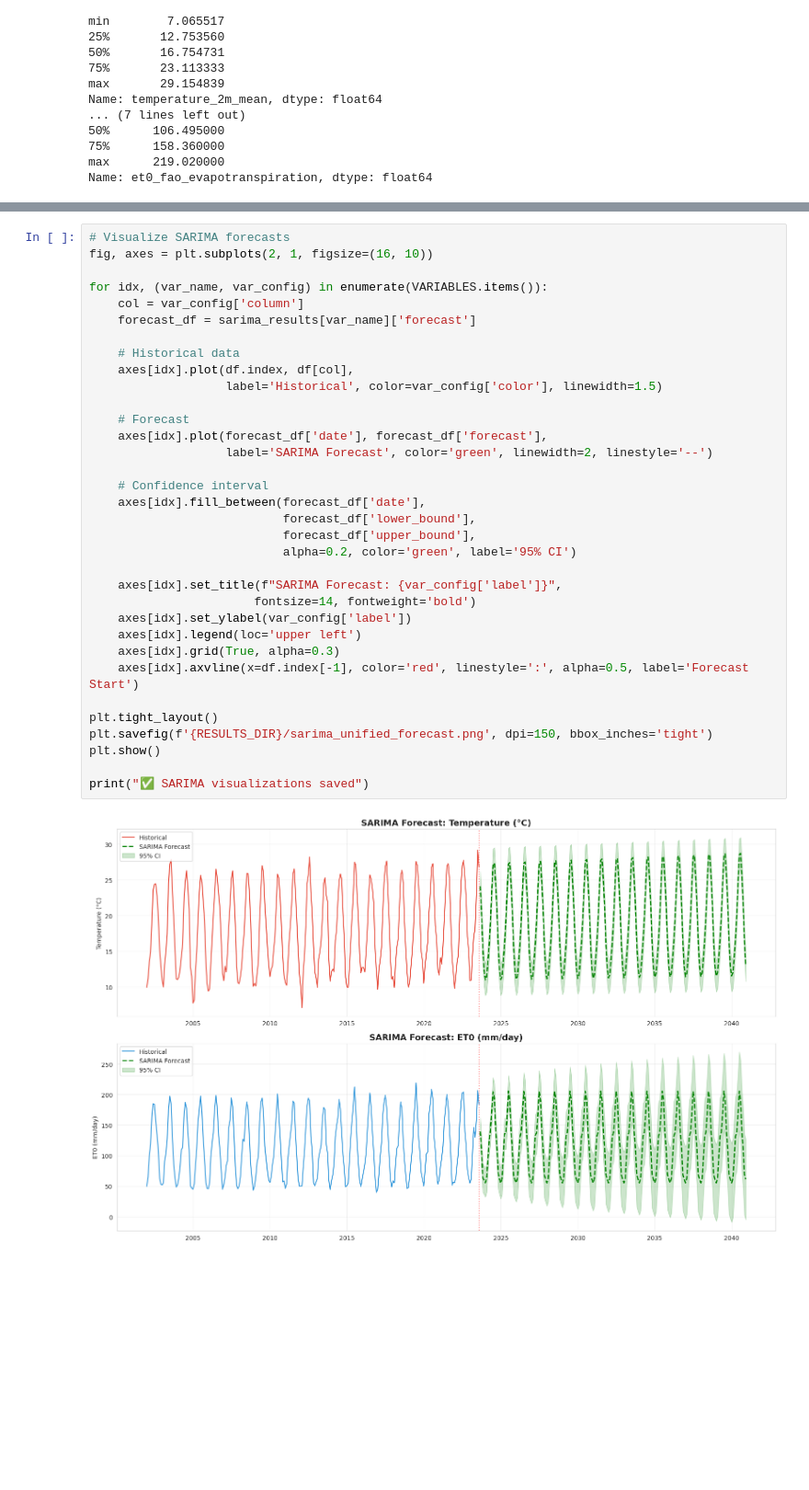
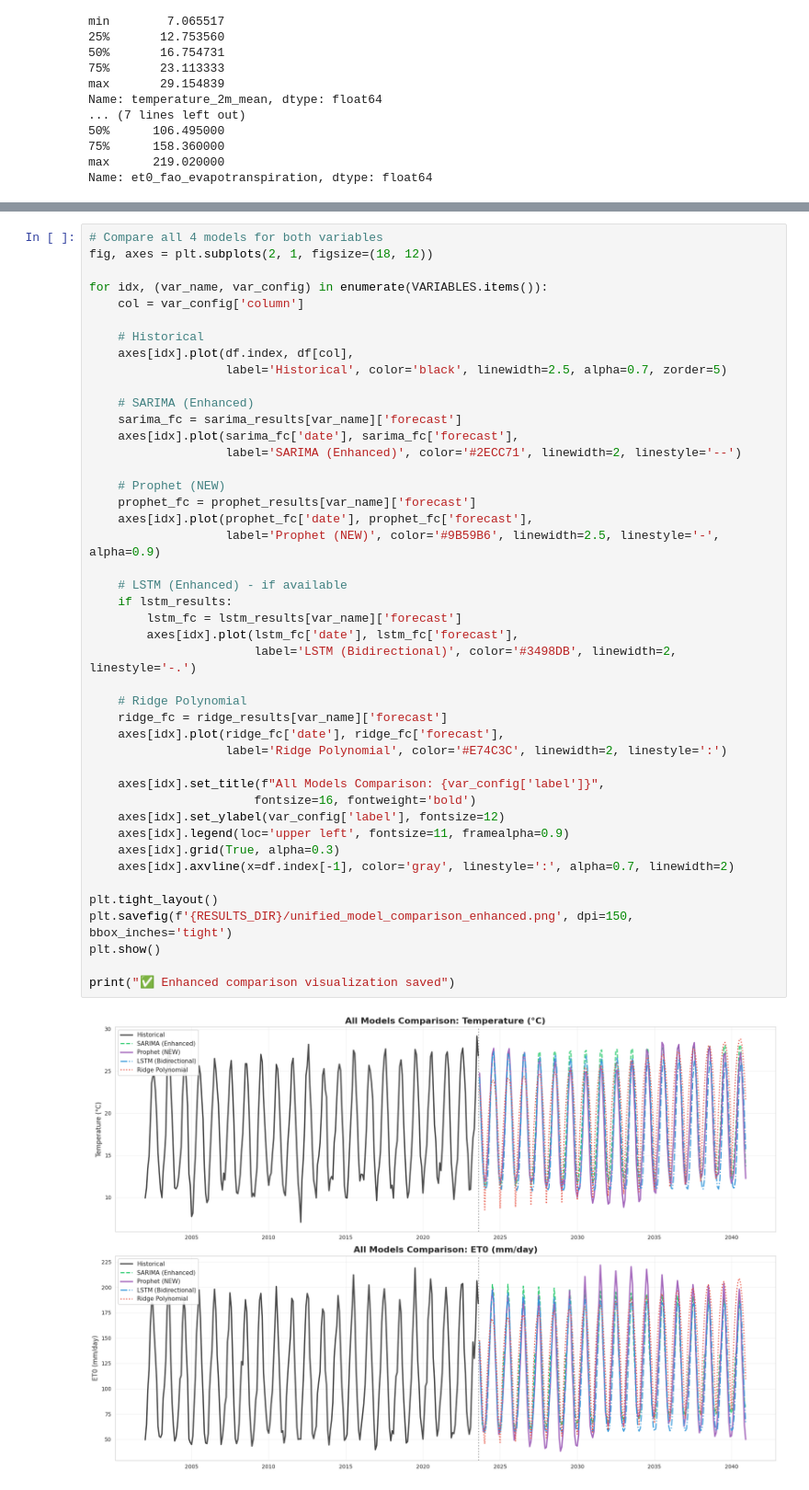
Before and after one commit to Chamiln17/Algeria-Weather-Forcaster, a Jupyter notebook: Forecasting_Models/unified_forecast.ipynb, the cells around one changed output, grey strips where cells are left out. Shown at 92% size. Drawn from its saved outputs; the diff is of its cells as text; blank space fills up the shorter version.

Commit message:
Generate 2040 temperature and ET0 forecasts using multiple models and add new comparison visualizations.

```diff
--- a/Forecasting_Models/unified_forecast.ipynb
+++ b/Forecasting_Models/unified_forecast.ipynb
@@ -305,36 +667,46 @@ SARIMA Forecasting: ET0 (mm/day)
 # %%
-# Visualize SARIMA forecasts
-fig, axes = plt.subplots(2, 1, figsize=(16, 10))
+# Compare all 4 models for both variables
+fig, axes = plt.subplots(2, 1, figsize=(18, 12))
 
 for idx, (var_name, var_config) in enumerate(VARIABLES.items()):
     col = var_config['column']
-    forecast_df = sarima_results[var_name]['forecast']
 
-    # Historical data
+    # Historical
     axes[idx].plot(df.index, df[col],
-                   label='Historical', color=var_config['color'], linewidth=1.5)
+                   label='Historical', color='black', linewidth=2.5, alpha=0.7, zorder=5)
 
-    # Forecast
-    axes[idx].plot(forecast_df['date'], forecast_df['forecast'],
-                   label='SARIMA Forecast', color='green', linewidth=2, linestyle='--')
+    # SARIMA (Enhanced)
+    sarima_fc = sarima_results[var_name]['forecast']
+    axes[idx].plot(sarima_fc['date'], sarima_fc['forecast'],
+                   label='SARIMA (Enhanced)', color='#2ECC71', linewidth=2, linestyle='--')
 
-    # Confidence interval
-    axes[idx].fill_between(forecast_df['date'],
-                           forecast_df['lower_bound'],
-                           forecast_df['upper_bound'],
-                           alpha=0.2, color='green', label='95% CI')
+    # Prophet (NEW)
+    prophet_fc = prophet_results[var_name]['forecast']
+    axes[idx].plot(prophet_fc['date'], prophet_fc['forecast'],
+                   label='Prophet (NEW)', color='#9B59B6', linewidth=2.5, linestyle='-', alpha=0.9)
 
-    axes[idx].set_title(f"SARIMA Forecast: {var_config['label']}",
-                       fontsize=14, fontweight='bold')
-    axes[idx].set_ylabel(var_config['label'])
-    axes[idx].legend(loc='upper left')
+    # LSTM (Enhanced) - if available
+    if lstm_results:
+        lstm_fc = lstm_results[var_name]['forecast']
+        axes[idx].plot(lstm_fc['date'], lstm_fc['forecast'],
+                       label='LSTM (Bidirectional)', color='#3498DB', linewidth=2, linestyle='-.')
+
+    # Ridge Polynomial
+    ridge_fc = ridge_results[var_name]['forecast']
+    axes[idx].plot(ridge_fc['date'], ridge_fc['forecast'],
+                   label='Ridge Polynomial', color='#E74C3C', linewidth=2, linestyle=':')
+
+    axes[idx].set_title(f"All Models Comparison: {var_config['label']}",
+                       fontsize=16, fontweight='bold')
+    axes[idx].set_ylabel(var_config['label'], fontsize=12)
+    axes[idx].legend(loc='upper left', fontsize=11, framealpha=0.9)
     axes[idx].grid(True, alpha=0.3)
-    axes[idx].axvline(x=df.index[-1], color='red', linestyle=':', alpha=0.5, label='Forecast Start')
+    axes[idx].axvline(x=df.index[-1], color='gray', linestyle=':', alpha=0.7, linewidth=2)
 
 plt.tight_layout()
-plt.savefig(f'{RESULTS_DIR}/sarima_unified_forecast.png', dpi=150, bbox_inches='tight')
+plt.savefig(f'{RESULTS_DIR}/unified_model_comparison_enhanced.png', dpi=150, bbox_inches='tight')
 plt.show()
 
-print("✅ SARIMA visualizations saved")
+print("✅ Enhanced comparison visualization saved")
 # %% [output]
-[figure, old version]
+[figure, new version]
```
Also changed, not shown: parts of 29 cells of this notebook, 11 other files.
